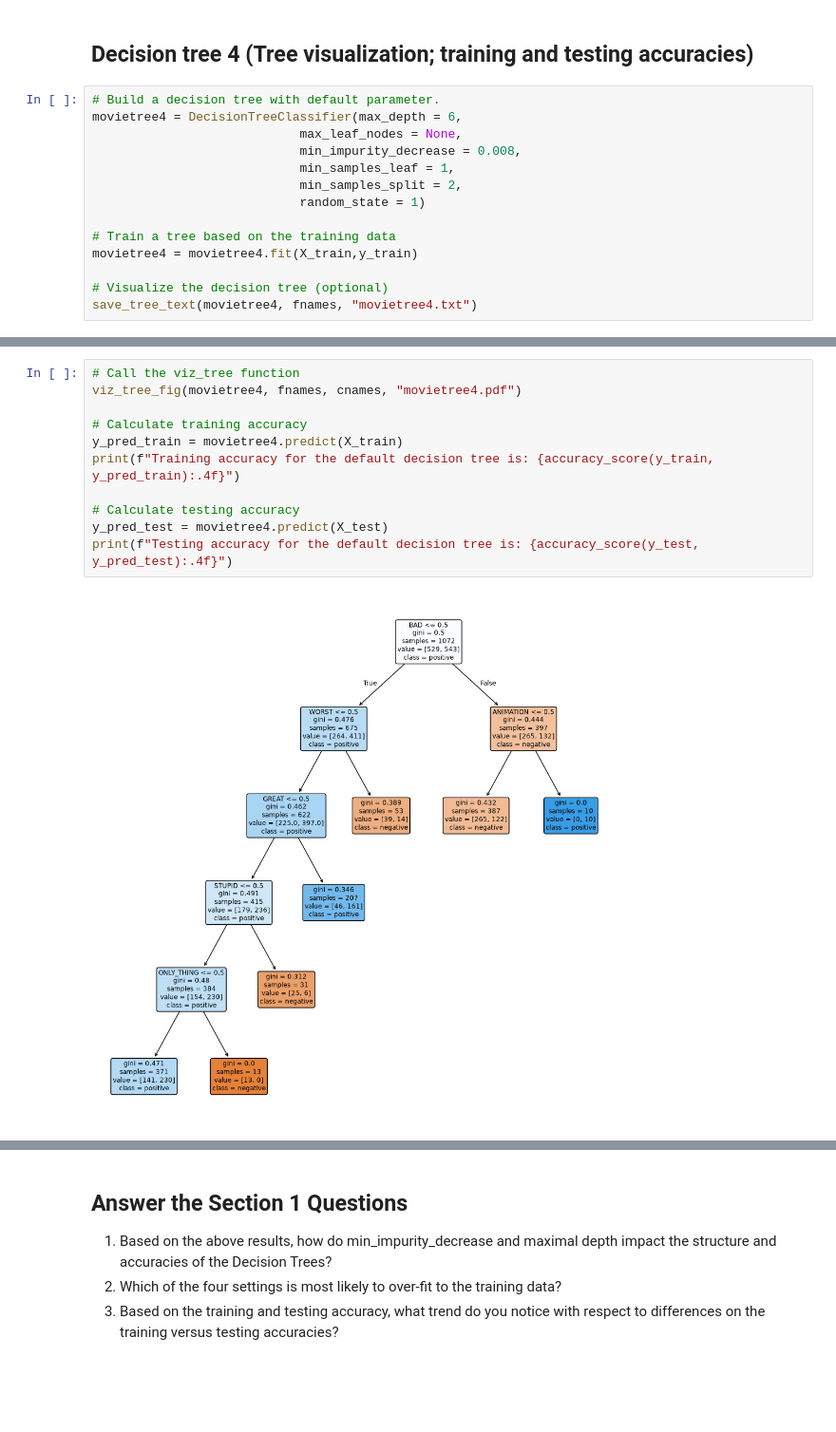
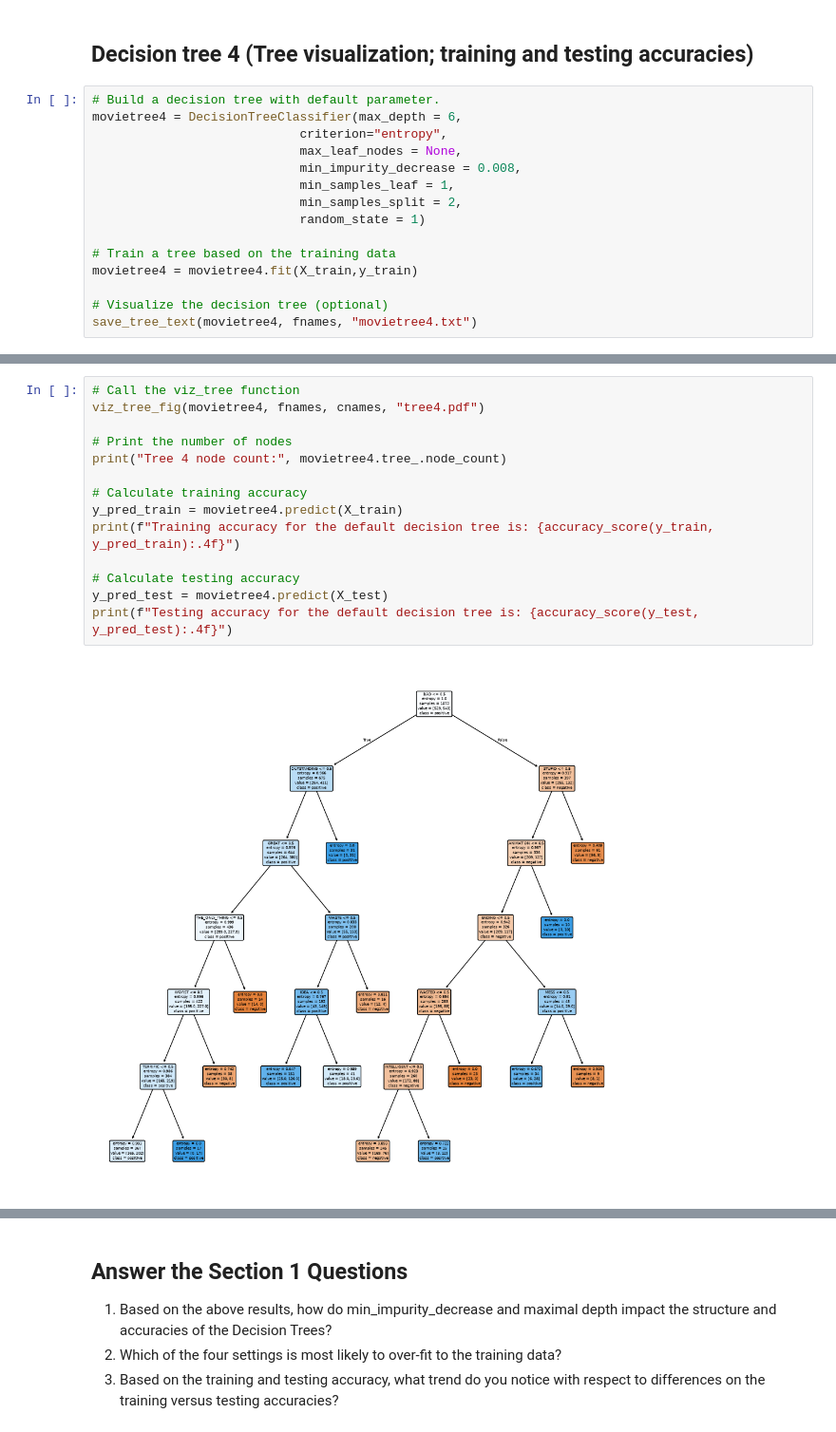
Before and after one commit to junseo25/comm4259-work, a Jupyter notebook: assignment_01/10-07-26_Jun_Seo_Lee_Assignment_01-Decision_Trees.ipynb, the cells around one changed output, grey strips where cells are left out. Shown at 95% size. Saved outputs shown, nothing was run; the diff lists cells and outputs as text; blank space fills up the shorter version.

Commit message:
Forgot entropy criterion, added and fixed all cells. Also analysis and writeup was redone

```diff
--- a/assignment_01/10-07-26_Jun_Seo_Lee_Assignment_01-Decision_Trees.ipynb
+++ b/assignment_01/10-07-26_Jun_Seo_Lee_Assignment_01-Decision_Trees.ipynb
@@ -295,6 +311,7 @@ Testing accuracy for the default decision tree is: 0.6534
 # %%
 # Build a decision tree with default parameter.
 movietree4 = DecisionTreeClassifier(max_depth = 6,
+                            criterion="entropy",
                             max_leaf_nodes = None,
                             min_impurity_decrease = 0.008,
                             min_samples_leaf = 1,
@@ -329,13 +344,16 @@ save_tree_text(movietree4, fnames, "movietree4.txt")
 # %%
 # Call the viz_tree function
-viz_tree_fig(movietree4, fnames, cnames, "movietree4.pdf")
+viz_tree_fig(movietree4, fnames, cnames, "tree4.pdf")
+
+# Print the number of nodes
+print("Tree 4 node count:", movietree4.tree_.node_count)
 
 # Calculate training accuracy
 y_pred_train = movietree4.predict(X_train)
 print(f"Training accuracy for the default decision tree is: {accuracy_score(y_train, y_pred_train):.4f}")
 
 # Calculate testing accuracy
 y_pred_test = movietree4.predict(X_test)
 print(f"Testing accuracy for the default decision tree is: {accuracy_score(y_test, y_pred_test):.4f}")
 # %% [output]
-[figure, old version]
+[figure, new version]
```
Also changed, not shown: parts of 13 cells of this notebook, 9 other files.
